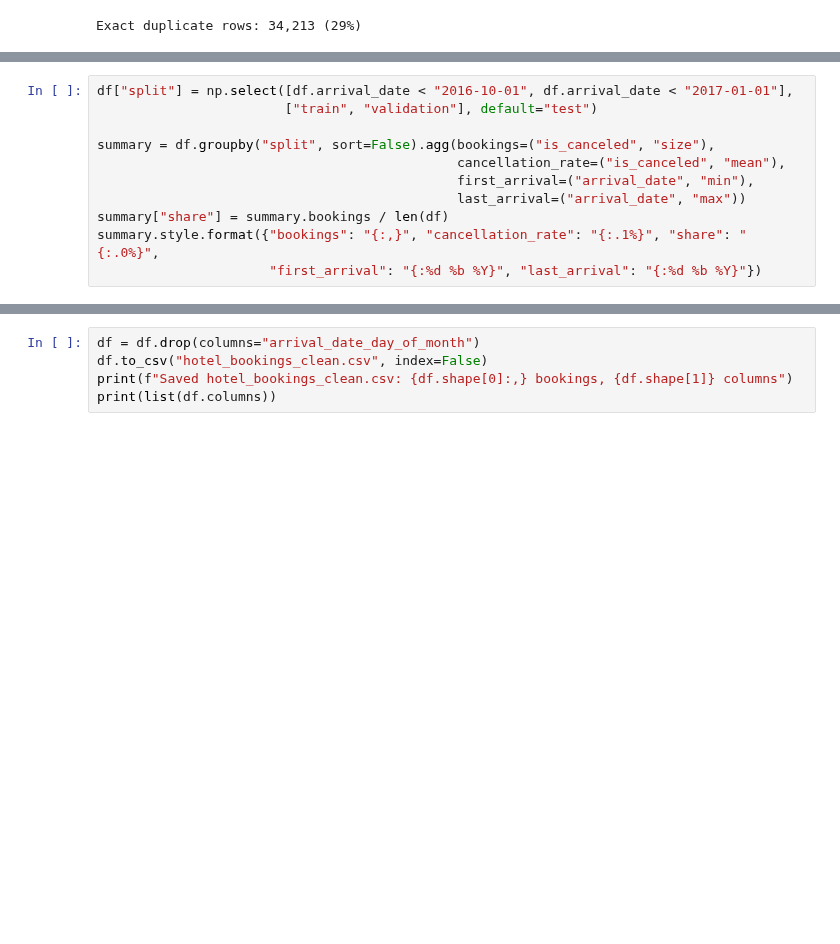
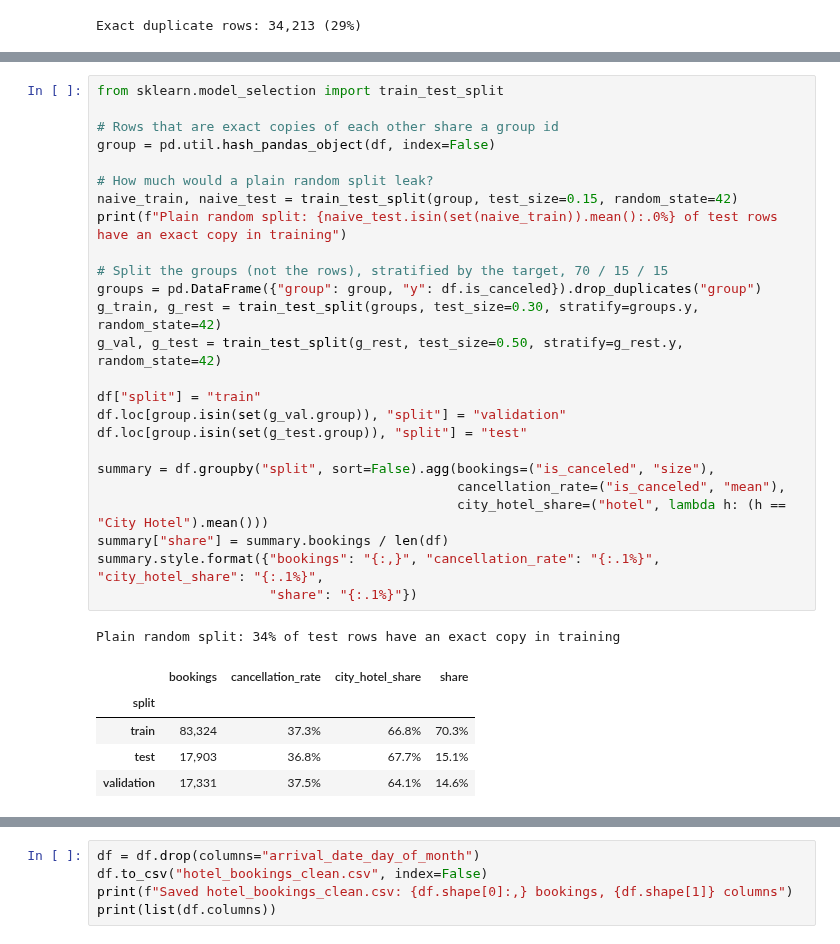
Before and after one commit to DST-Group-1/Group-Sprint-1, a Jupyter notebook: report/02-Preprocessing.ipynb, the cells around one changed output, grey strips where cells are left out. Drawn from its saved outputs; the diff is of its cells as text; blank space fills up the shorter version.

```diff
--- a/report/02-Preprocessing.ipynb
+++ b/report/02-Preprocessing.ipynb
@@ -124,11 +107,0 @@ Tuning a model on the test set would make its test score optimistic. Each member
-# %%
-df["split"] = np.select([df.arrival_date < "2016-10-01", df.arrival_date < "2017-01-01"],
-                        ["train", "validation"], default="test")
-
-summary = df.groupby("split", sort=False).agg(bookings=("is_canceled", "size"),
-                                              cancellation_rate=("is_canceled", "mean"),
-                                              first_arrival=("arrival_date", "min"),
-                                              last_arrival=("arrival_date", "max"))
-summary["share"] = summary.bookings / len(df)
-summary.style.format({"bookings": "{:,}", "cancellation_rate": "{:.1%}", "share": "{:.0%}",
-                      "first_arrival": "{:%d %b %Y}", "last_arrival": "{:%d %b %Y}"})
@@ -155,0 +128,32 @@ plt.show()
+# %%
+from sklearn.model_selection import train_test_split
+
+# Rows that are exact copies of each other share a group id
+group = pd.util.hash_pandas_object(df, index=False)
+
+# How much would a plain random split leak?
+naive_train, naive_test = train_test_split(group, test_size=0.15, random_state=42)
+print(f"Plain random split: {naive_test.isin(set(naive_train)).mean():.0%} of test rows have an exact copy in training")
+
+# Split the groups (not the rows), stratified by the target, 70 / 15 / 15
+groups = pd.DataFrame({"group": group, "y": df.is_canceled}).drop_duplicates("group")
+g_train, g_rest = train_test_split(groups, test_size=0.30, stratify=groups.y, random_state=42)
+g_val, g_test = train_test_split(g_rest, test_size=0.50, stratify=g_rest.y, random_state=42)
+
+df["split"] = "train"
+df.loc[group.isin(set(g_val.group)), "split"] = "validation"
+df.loc[group.isin(set(g_test.group)), "split"] = "test"
+
+summary = df.groupby("split", sort=False).agg(bookings=("is_canceled", "size"),
+                                              cancellation_rate=("is_canceled", "mean"),
+                                              city_hotel_share=("hotel", lambda h: (h == "City Hotel").mean()))
+summary["share"] = summary.bookings / len(df)
+summary.style.format({"bookings": "{:,}", "cancellation_rate": "{:.1%}", "city_hotel_share": "{:.1%}",
+                      "share": "{:.1%}"})
+# %% [output]
+Plain random split: 34% of test rows have an exact copy in training
+|  | bookings | cancellation_rate | city_hotel_share | share |
+| split |  |  |  |  |
+| train | 83,324 | 37.3% | 66.8% | 70.3% |
+| test | 17,903 | 36.8% | 67.7% | 15.1% |
+| validation | 17,331 | 37.5% | 64.1% | 14.6% |
```
Also changed, not shown: parts of 9 cells of this notebook, 4 other files.
